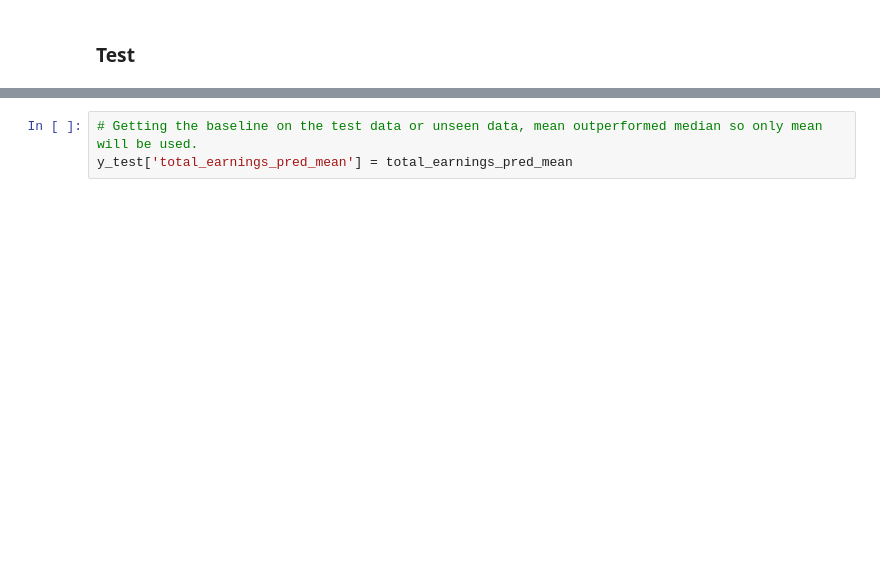
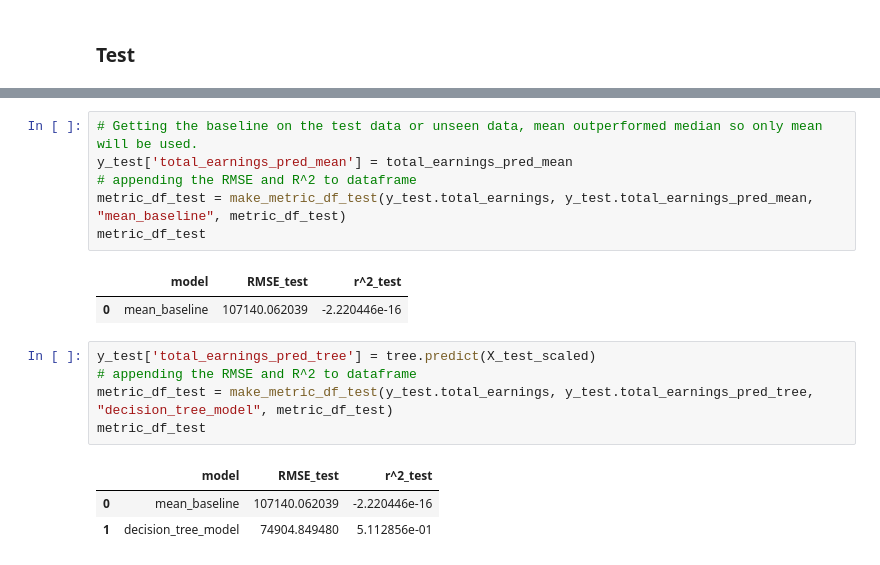
Before and after one commit to JaredVahle/individual-project, a Jupyter notebook: predicting_tech_salaries_final.ipynb, the cells around one changed output, grey strips where cells are left out. Drawn from its saved outputs; the diff is of its cells as text; blank space fills up the shorter version.

```diff
--- a/predicting_tech_salaries_final.ipynb
+++ b/predicting_tech_salaries_final.ipynb
@@ -523,3 +660,18 @@ metric_df_validate
 # %%
 # Getting the baseline on the test data or unseen data, mean outperformed median so only mean will be used.
 y_test['total_earnings_pred_mean'] = total_earnings_pred_mean
+# appending the RMSE and R^2 to dataframe
+metric_df_test = make_metric_df_test(y_test.total_earnings, y_test.total_earnings_pred_mean, "mean_baseline", metric_df_test)
+metric_df_test
+# %% [output]
+|  | model | RMSE_test | r^2_test |
+| 0 | mean_baseline | 107140.062039 | -2.220446e-16 |
+# %%
+y_test['total_earnings_pred_tree'] = tree.predict(X_test_scaled)
+# appending the RMSE and R^2 to dataframe
+metric_df_test = make_metric_df_test(y_test.total_earnings, y_test.total_earnings_pred_tree, "decision_tree_model", metric_df_test)
+metric_df_test
+# %% [output]
+|  | model | RMSE_test | r^2_test |
+| 0 | mean_baseline | 107140.062039 | -2.220446e-16 |
+| 1 | decision_tree_model | 74904.849480 | 5.112856e-01 |
```
Also changed, not shown: parts of 28 cells of this notebook, 2 other files.
